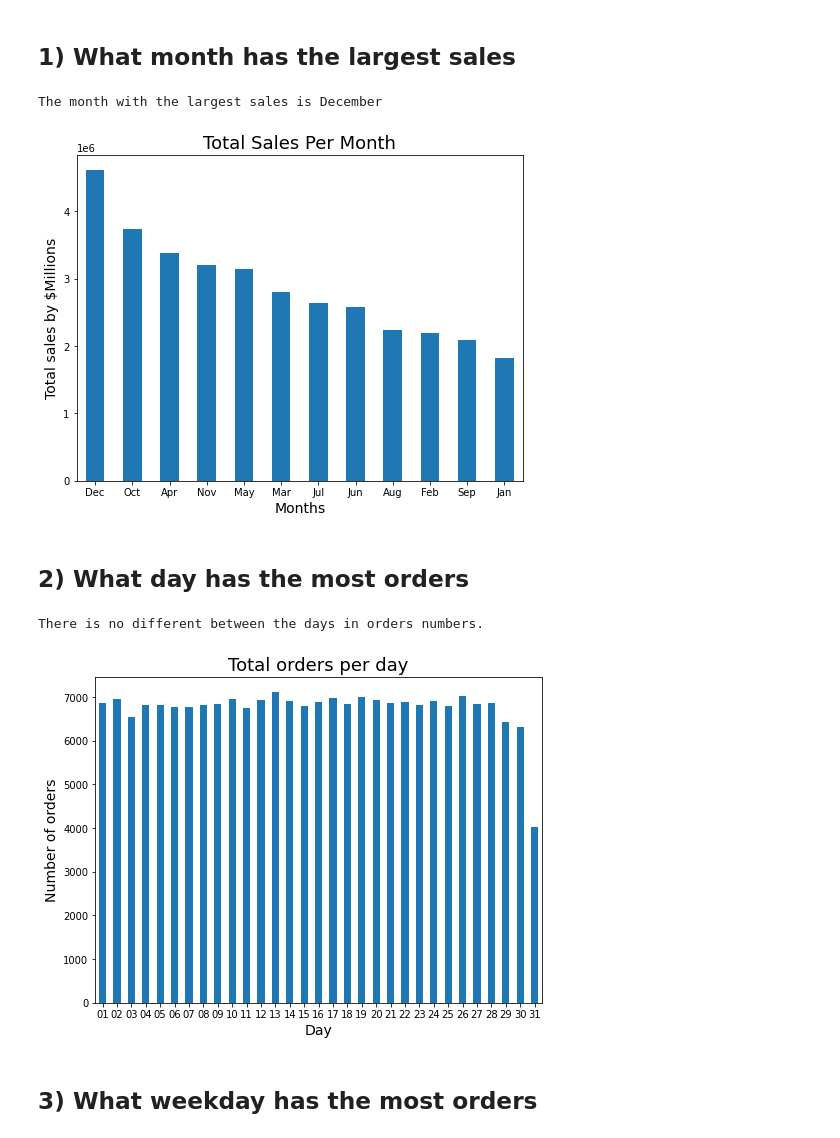
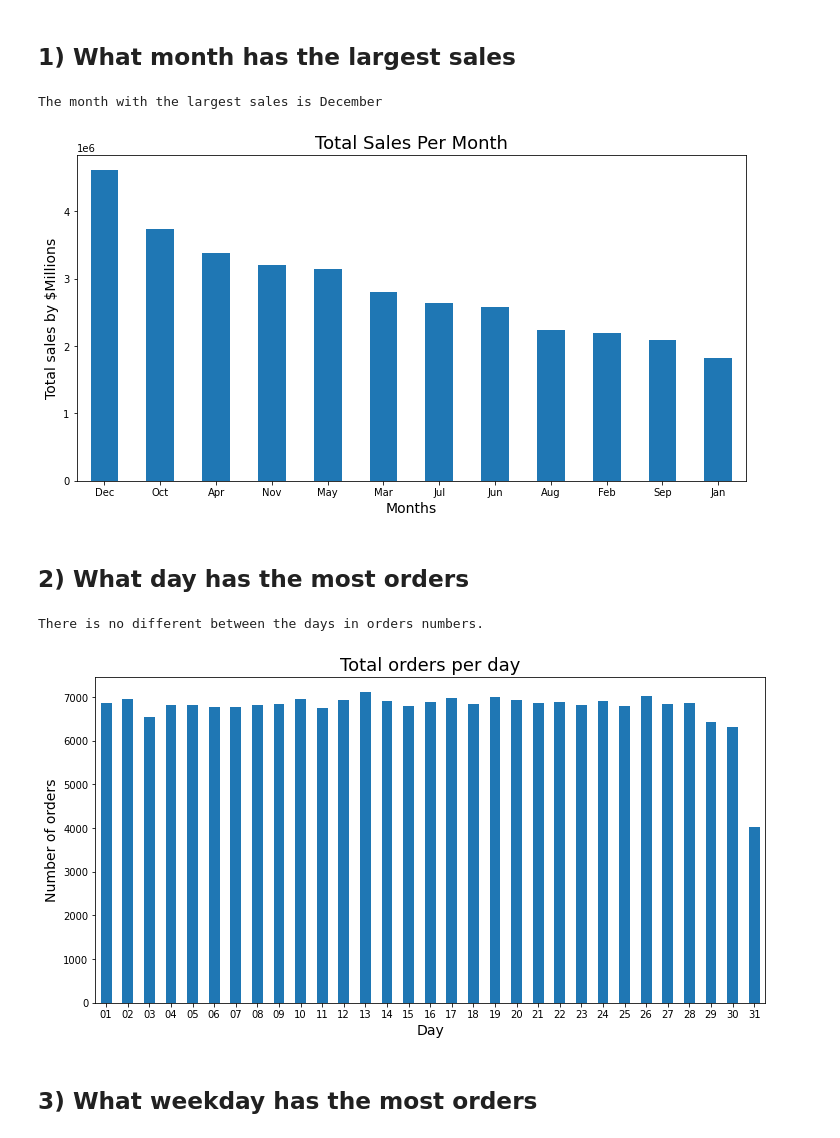
Before and after one commit to AdhamAlQatawy/ElectronicStoreAnalysis, a Jupyter notebook: SalesNoteBook.ipynb, the cells around one changed output. Drawn from its saved outputs; the diff is of its cells as text; code cells hidden in the pictures.

```diff
--- a/SalesNoteBook.ipynb
+++ b/SalesNoteBook.ipynb
@@ -323,8 +324,10 @@ Oct    20282
 Dec    24984
 Name: Month, dtype: int64
 # %%
-# Extracting the city name from the address
+# Extracting the city and state from the address
 df_modified['City'] = df_modified['Purchase_Address'].apply(lambda x : x.split(',')[1])
+df_modified['State'] = df_modified['Purchase_Address'].apply(lambda x : x.split(',')[2])
+df_modified['State'] = df_modified['State'].apply(lambda x : x.split()[0])
 df_modified
 # %% [output]
 |  | Order_ID | Product | Quantity_Ordered | Price_Each | Order_Date | Purchase_Address | Date | Day | ... |
@@ -381,19 +396,19 @@ df_modified
 # %% [markdown]
 ## 1) What month has the largest sales
 # %%
-df_modified.groupby('Month')['Total_Price'].sum().sort_values(ascending=False).plot(kind = 'bar', figsize=(8,6))
+df_modified.groupby('Month')['Total_Price'].sum().sort_values(ascending=False).plot(kind = 'bar', figsize=(12,6))
 plt.ylabel('Total sales by $Millions', fontsize=14)
 plt.xlabel('Months', fontsize=14)
 plt.xticks(rotation=0)
 plt.title('Total Sales Per Month', fontsize=18)
 print("The month with the largest sales is December")
 # %% [output]
 The month with the largest sales is December
-[figure, old version]
+[figure, new version]
 # %% [markdown]
 ## 2) What day has the most orders
 # %%
-df_modified.groupby('Day')['Quantity_Ordered'].sum().plot(kind = 'bar', figsize=(8,6))
+df_modified.groupby('Day')['Quantity_Ordered'].sum().plot(kind = 'bar', figsize=(12,6))
 plt.ylabel('Number of orders', fontsize=14)
 plt.xlabel('Day', fontsize=14)
 plt.xticks(rotation=0)
@@ -401,7 +416,7 @@ plt.title('Total orders per day', fontsize=18)
 print("There is no different between the days in orders numbers.")
 # %% [output]
 There is no different between the days in orders numbers.
-[figure, old version]
+[figure, new version]
 # %% [markdown]
 ## 3) What weekday has the most orders
 # %%
```
Also changed, not shown: parts of 15 cells of this notebook.
